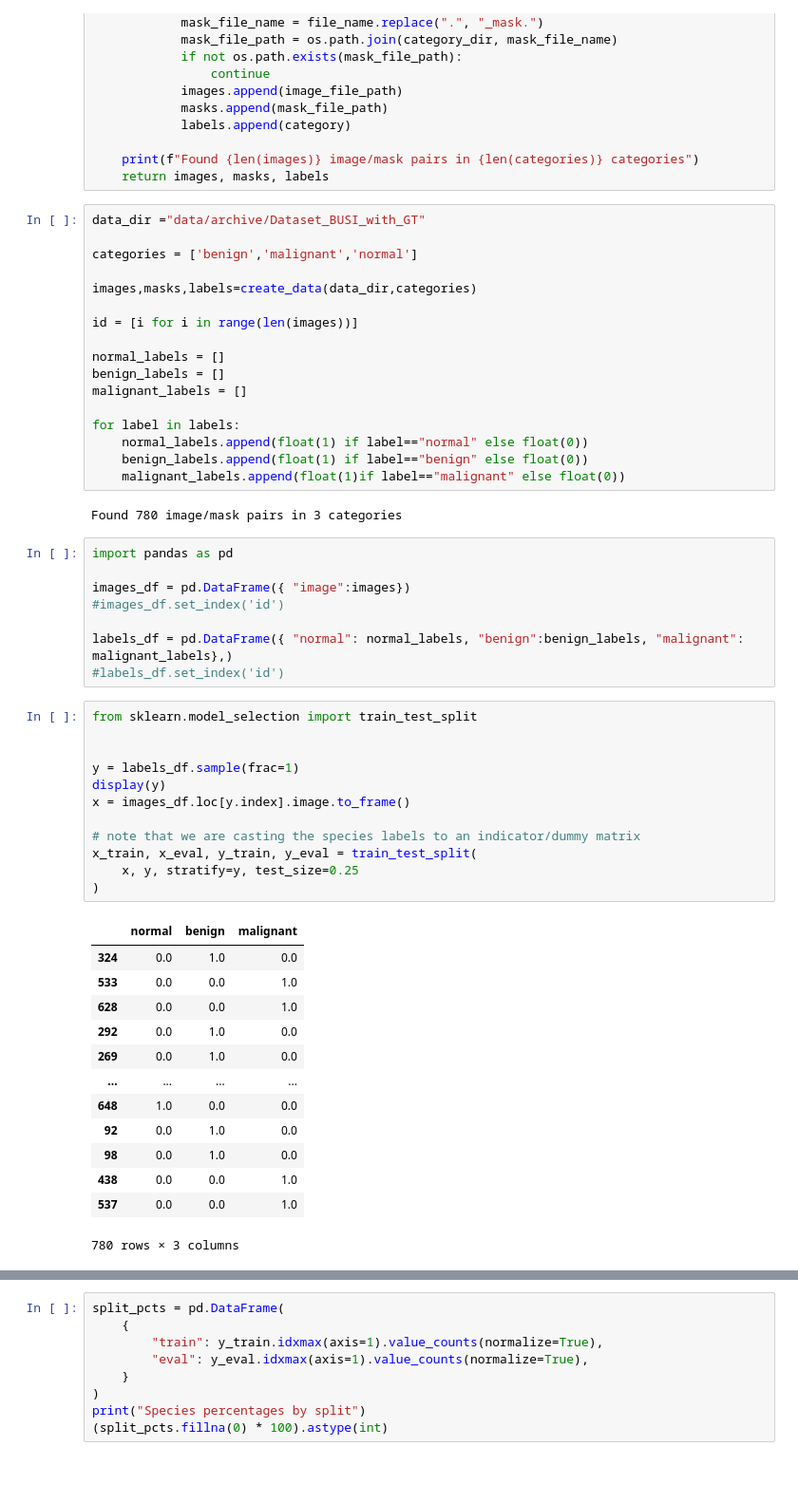
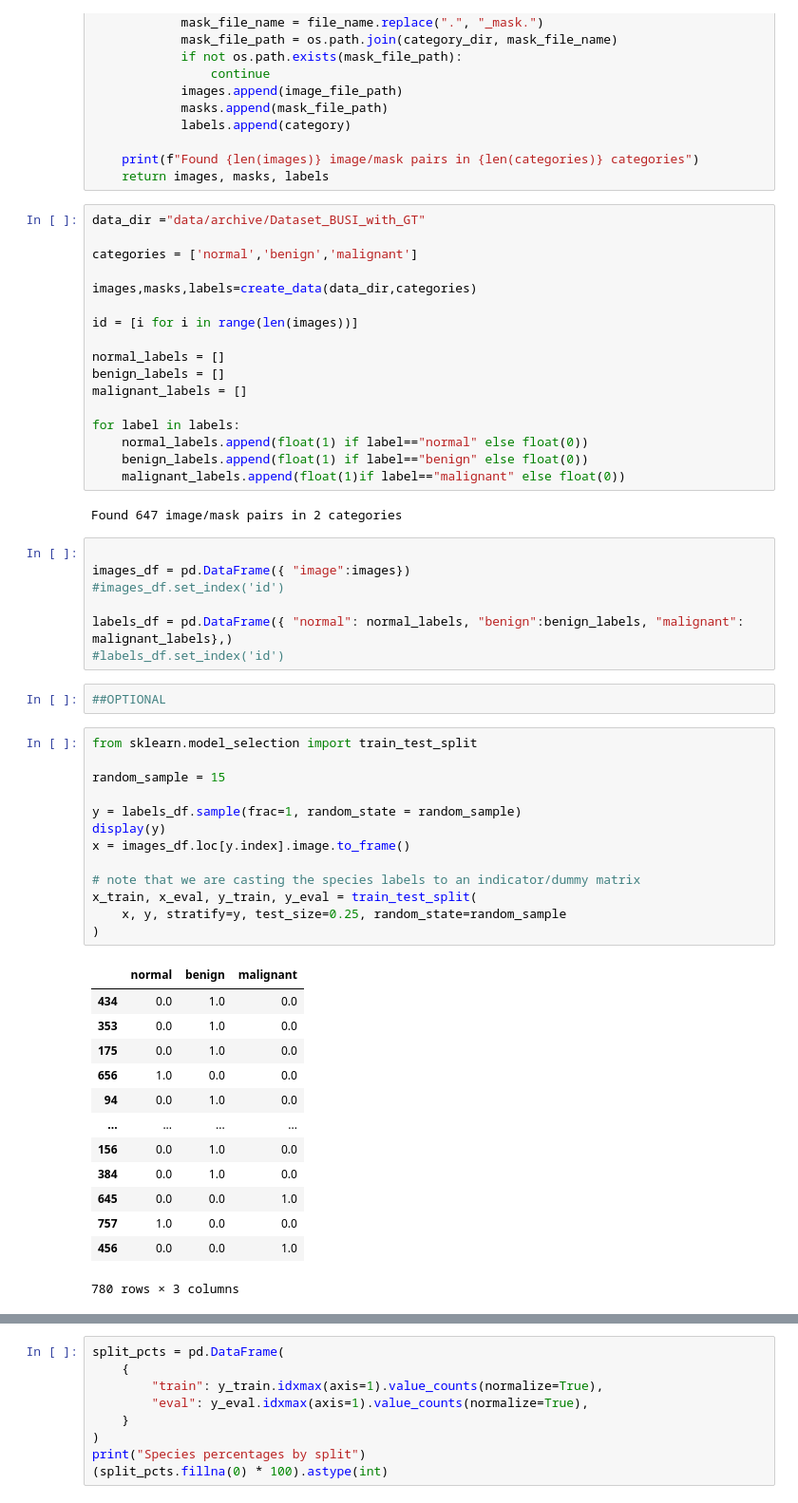
Before and after one commit to willpoulett/MUBA_pipeline, a Jupyter notebook: main.ipynb, the cells around one changed output, grey strips where cells are left out. Shown at 95% size. Cells and saved outputs as stored; diff of their text form; blank space fills up the shorter version.

```diff
--- a/main.ipynb
+++ b/main.ipynb
@@ -47,7 +53,7 @@ def create_data(data_dir, categories):
 # %%
 data_dir ="data/archive/Dataset_BUSI_with_GT"
 
-categories = ['benign','malignant','normal']
+categories = ['normal','benign','malignant']
 
 images,masks,labels=create_data(data_dir,categories)
 
@@ -62,38 +68,40 @@ for label in labels:
     benign_labels.append(float(1) if label=="benign" else float(0))
     malignant_labels.append(float(1)if label=="malignant" else float(0))
 # %% [output]
-Found 780 image/mask pairs in 3 categories
+Found 647 image/mask pairs in 2 categories
 # %%
-import pandas as pd
 
 images_df = pd.DataFrame({ "image":images})
 #images_df.set_index('id')
 
 labels_df = pd.DataFrame({ "normal": normal_labels, "benign":benign_labels, "malignant": malignant_labels},)
 #labels_df.set_index('id')
+# %%
+##OPTIONAL
 # %%
 from sklearn.model_selection import train_test_split
 
+random_sample = 15
 
-y = labels_df.sample(frac=1)
+y = labels_df.sample(frac=1, random_state = random_sample)
 display(y)
 x = images_df.loc[y.index].image.to_frame()
 
 # note that we are casting the species labels to an indicator/dummy matrix
 x_train, x_eval, y_train, y_eval = train_test_split(
-    x, y, stratify=y, test_size=0.25
+    x, y, stratify=y, test_size=0.25, random_state=random_sample
 )
 # %% [output]
 |  | normal | benign | malignant |
-| 324 | 0.0 | 1.0 | 0.0 |
-| 533 | 0.0 | 0.0 | 1.0 |
-| 628 | 0.0 | 0.0 | 1.0 |
-| 292 | 0.0 | 1.0 | 0.0 |
-| 269 | 0.0 | 1.0 | 0.0 |
+| 434 | 0.0 | 1.0 | 0.0 |
+| 353 | 0.0 | 1.0 | 0.0 |
+| 175 | 0.0 | 1.0 | 0.0 |
+| 656 | 1.0 | 0.0 | 0.0 |
+| 94 | 0.0 | 1.0 | 0.0 |
 | ... | ... | ... | ... |
-| 648 | 1.0 | 0.0 | 0.0 |
-| 92 | 0.0 | 1.0 | 0.0 |
-| 98 | 0.0 | 1.0 | 0.0 |
-| 438 | 0.0 | 0.0 | 1.0 |
-| 537 | 0.0 | 0.0 | 1.0 |
+| 156 | 0.0 | 1.0 | 0.0 |
+| 384 | 0.0 | 1.0 | 0.0 |
+| 645 | 0.0 | 0.0 | 1.0 |
+| 757 | 1.0 | 0.0 | 0.0 |
+| 456 | 0.0 | 0.0 | 1.0 |
 780 rows × 3 columns
```
Also changed, not shown: parts of 18 cells of this notebook, 1 other file.
